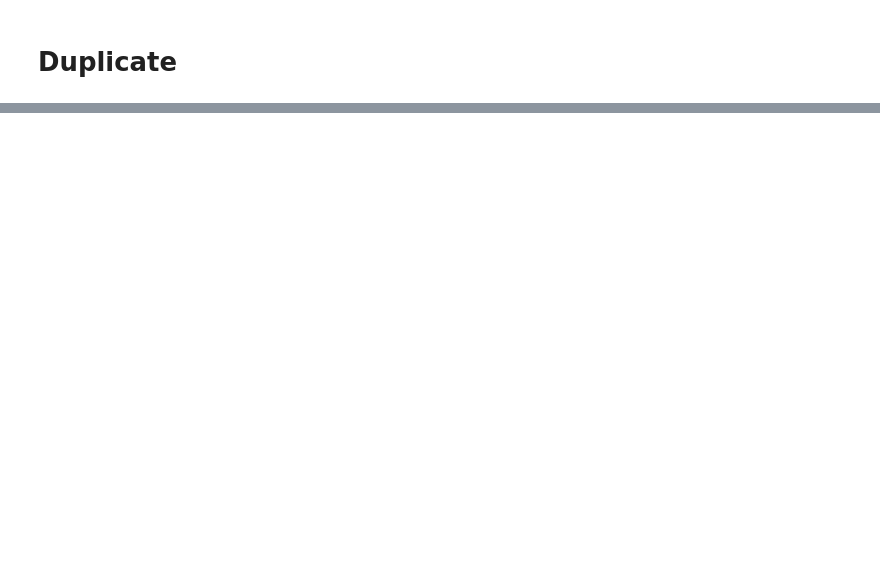
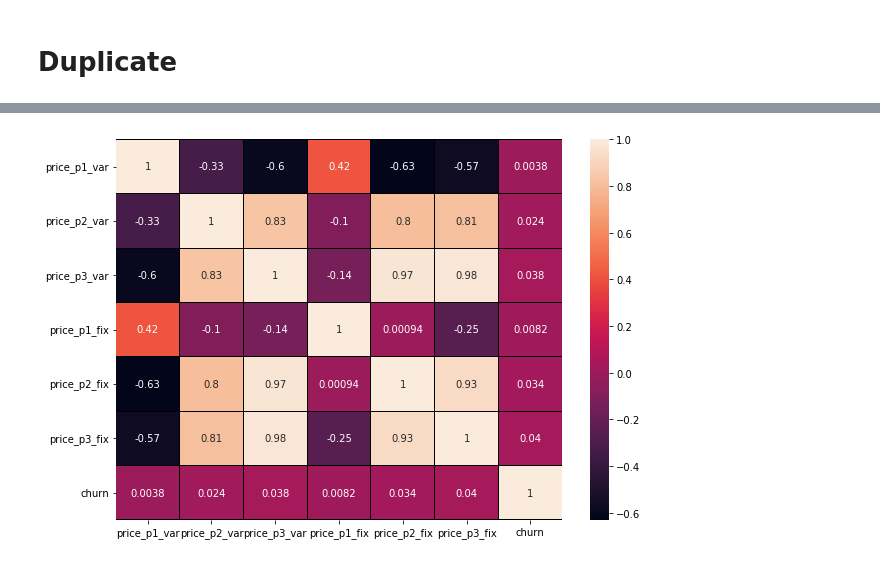
Before and after one commit to Tramnddle/TramProjects, a Jupyter notebook: BCG's data science & advanced analytics program/PowerCo Exploratory Analysis.ipynb, the cells around one changed output, grey strips where cells are left out. Saved outputs shown, nothing was run; the diff lists cells and outputs as text; code cells hidden in the pictures; blank space fills up the shorter version.

```diff
--- a/BCG's data science & advanced analytics program/PowerCo Exploratory Analysis.ipynb
+++ b/BCG's data science & advanced analytics program/PowerCo Exploratory Analysis.ipynb
@@ -349,0 +596,6 @@ df_data_churn.info()
+# %%
+plt.figure(figsize = (10,7))
+sns.heatmap(df_hist.corr(), annot = True, linewidths = 0.1, linecolor = 'black')
+plt.show()
+# %% [output]
+[figure, added]
```
Also changed, not shown: parts of 37 cells of this notebook, 4 other files.
